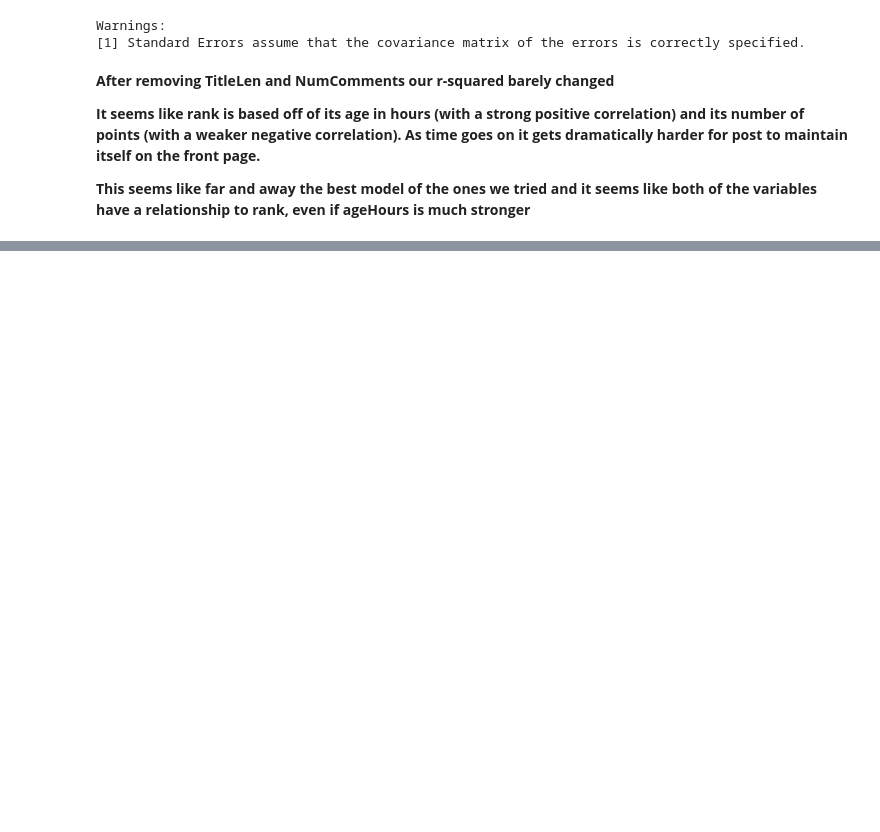
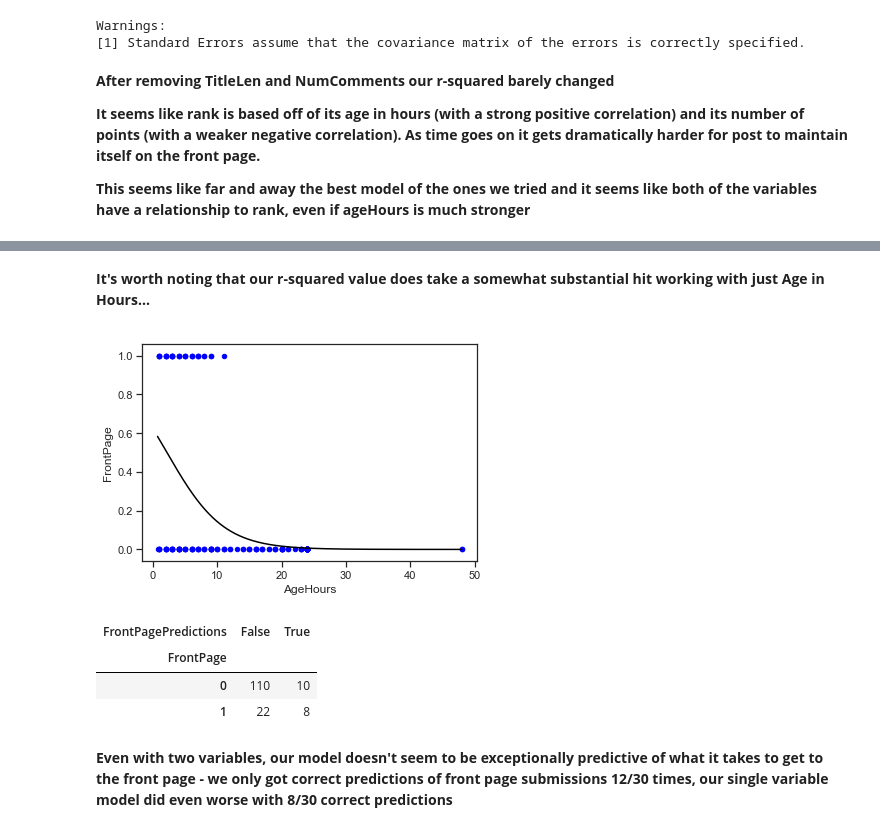
Before and after one commit to erikpoole/Masters-of-Software-Developement, a Jupyter notebook: 6017/scrapingAndRegression/scrapingAndRegression.ipynb, the cells around one changed output, grey strips where cells are left out. Cells and saved outputs as stored; diff of their text form; code cells hidden in the pictures; blank space fills up the shorter version.

```diff
--- a/6017/scrapingAndRegression/scrapingAndRegression.ipynb
+++ b/6017/scrapingAndRegression/scrapingAndRegression.ipynb
@@ -188,0 +249,3 @@ Warnings:
+# %%
+df['FrontPagePredictions'] = rankLogistic.predict()>.5
+pd.crosstab(index=df["FrontPage"], columns=df["FrontPagePredictions"])
@@ -188,0 +259,3 @@ Warnings:
+# %%
+rankLogistic = sm.logit(formula='FrontPage ~ AgeHours', data=df).fit()
+rankLogistic.summary()
@@ -188,0 +277,23 @@ Warnings:
+# %% [markdown]
+**It's worth noting that our r-squared value does take a somewhat substantial hit working with just Age in Hours...**
+# %%
+logistic = lambda x: 1/(1+sc.exp(-x))
+
+df.plot.scatter(x='AgeHours', y='FrontPage', color='blue');
+
+x = sc.linspace(df['AgeHours'].min(), df['AgeHours'].max(), 1000);
+par = dict(rankLogistic.params);
+plt.plot(x, logistic(par['Intercept'] + par['AgeHours']*x), color='Black');
+plt.show()
+# %% [output]
+[figure, added]
+# %%
+df['FrontPagePredictions'] = rankLogistic.predict()>.5
+pd.crosstab(index=df["FrontPage"], columns=df["FrontPagePredictions"])
+# %% [output]
+| FrontPagePredictions | False | True |
+| FrontPage |  |  |
+| 0 | 110 | 10 |
+| 1 | 22 | 8 |
+# %% [markdown]
+**Even with two variables, our model doesn't seem to be exceptionally predictive of what it takes to get to the front page - we only got correct predictions of front page submissions 12/30 times, our single variable model did even worse with 8/30 correct predictions**
```
Also changed, not shown: parts of 13 cells of this notebook, 1 other file.
